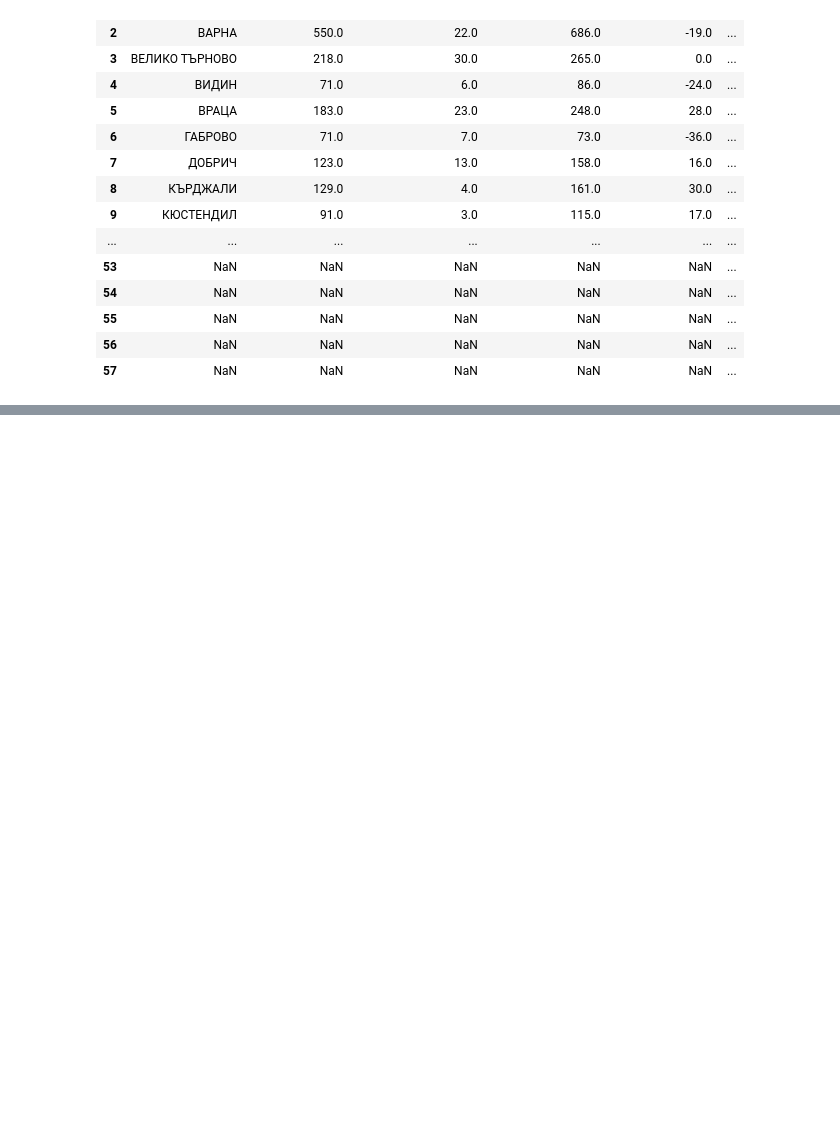
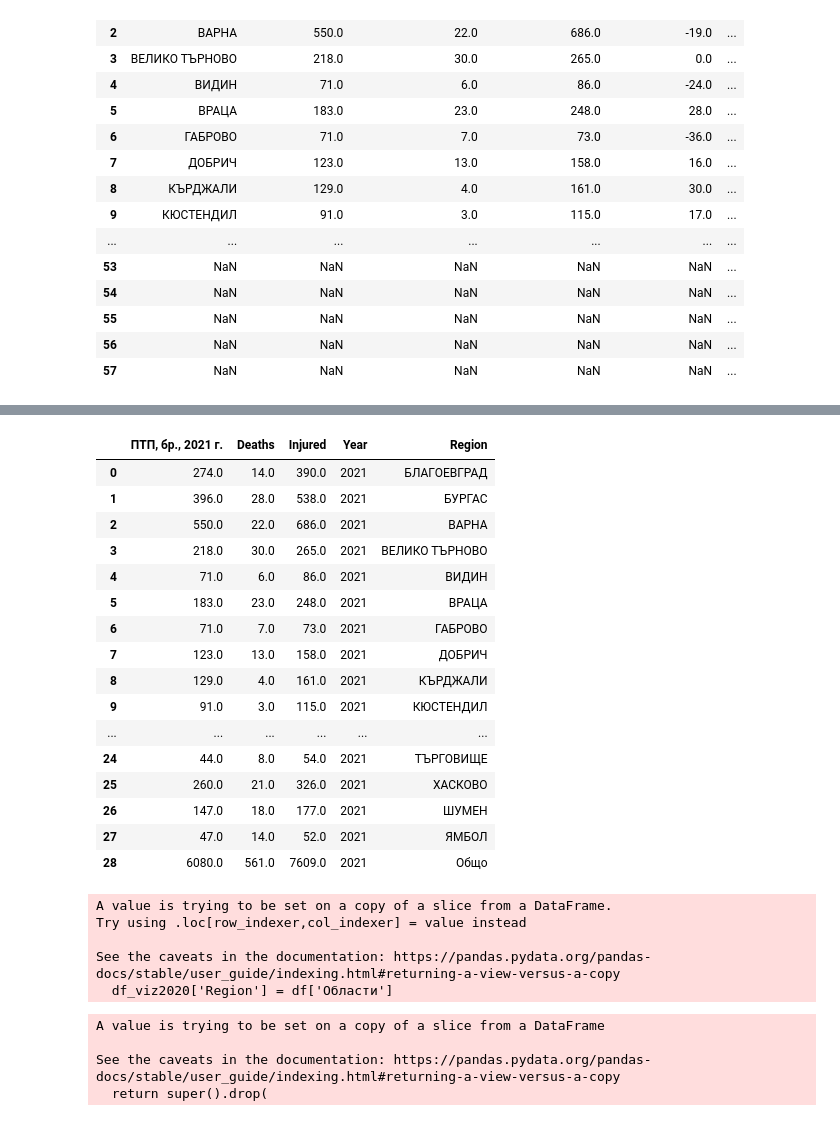
Before and after one commit to KamenDamov/Bulgaria-Accidents, a Jupyter notebook: EDA_and_hypotest.ipynb, the cells around one changed output, grey strips where cells are left out. Saved outputs shown, nothing was run; the diff lists cells and outputs as text; code cells hidden in the pictures; blank space fills up the shorter version.

```diff
--- a/EDA_and_hypotest.ipynb
+++ b/EDA_and_hypotest.ipynb
@@ -245,4 +252,8 @@ df_viz
 | 56 | NaN | NaN | NaN | NaN | NaN | ... |
 | 57 | NaN | NaN | NaN | NaN | NaN | ... |
 # %%
-df_viz2020 = df_viz[['ПТП, бр., 2020 г.', 'Загинали, бр., 2020 г.', 'Ранени, бр., 2020 г.']]
+df_viz2020 = df_viz[['ПТП, бр., 2020 г.', 'Загинали, бр., 2020 г.', 'Ранени, бр., 2020 г.','Year']]
+df_viz2021 = df_viz[['ПТП, бр., 2021 г.', 'Загинали, бр., 2021 г.', 'Ранени, бр., 2021 г.','Year']]
+# %%
+df_viz2020.dropna(inplace=True)
+df_viz2021.dropna(inplace=True)
@@ -248,0 +269,2 @@ df_viz2020 = df_viz[['ПТП, бр., 2020 г.', 'Загинали, бр., 2020
+# %%
+df_viz2021.rename(columns = {'Загинали, бр., 2021 г.':'Deaths', 'Ранени, бр., 2021 г.':'Injured'}, inplace=True)
@@ -248,0 +298,3 @@ df_viz2020 = df_viz[['ПТП, бр., 2020 г.', 'Загинали, бр., 2020
+# %%
+df_viz2021['Region'] = df['Области']
+df_viz2020['Region'] = df['Области']
@@ -248,0 +312,20 @@ df_viz2020 = df_viz[['ПТП, бр., 2020 г.', 'Загинали, бр., 2020
+# %%
+df_viz2021
+# %% [output]
+|  | ПТП, бр., 2021 г. | Deaths | Injured | Year | Region |
+| 0 | 274.0 | 14.0 | 390.0 | 2021 | БЛАГОЕВГРАД |
+| 1 | 396.0 | 28.0 | 538.0 | 2021 | БУРГАС |
+| 2 | 550.0 | 22.0 | 686.0 | 2021 | ВАРНА |
+| 3 | 218.0 | 30.0 | 265.0 | 2021 | ВЕЛИКО ТЪРНОВО |
+| 4 | 71.0 | 6.0 | 86.0 | 2021 | ВИДИН |
+| 5 | 183.0 | 23.0 | 248.0 | 2021 | ВРАЦА |
+| 6 | 71.0 | 7.0 | 73.0 | 2021 | ГАБРОВО |
+| 7 | 123.0 | 13.0 | 158.0 | 2021 | ДОБРИЧ |
+| 8 | 129.0 | 4.0 | 161.0 | 2021 | КЪРДЖАЛИ |
+| 9 | 91.0 | 3.0 | 115.0 | 2021 | КЮСТЕНДИЛ |
+| ... | ... | ... | ... | ... | ... |
+| 24 | 44.0 | 8.0 | 54.0 | 2021 | ТЪРГОВИЩЕ |
+| 25 | 260.0 | 21.0 | 326.0 | 2021 | ХАСКОВО |
+| 26 | 147.0 | 18.0 | 177.0 | 2021 | ШУМЕН |
+| 27 | 47.0 | 14.0 | 52.0 | 2021 | ЯМБОЛ |
+| 28 | 6080.0 | 561.0 | 7609.0 | 2021 | Общо |
@@ -248,0 +334,15 @@ df_viz2020 = df_viz[['ПТП, бр., 2020 г.', 'Загинали, бр., 2020
+# %%
+df_viz2020['Region'] = df['Области']
+# %% [output]
+A value is trying to be set on a copy of a slice from a DataFrame.
+Try using .loc[row_indexer,col_indexer] = value instead
+
+See the caveats in the documentation: https://pandas.pydata.org/pandas-docs/stable/user_guide/indexing.html#returning-a-view-versus-a-copy
+  df_viz2020['Region'] = df['Области']
+# %%
+df_viz2020.drop('index', axis=1, inplace=True)
+# %% [output]
+A value is trying to be set on a copy of a slice from a DataFrame
+
+See the caveats in the documentation: https://pandas.pydata.org/pandas-docs/stable/user_guide/indexing.html#returning-a-view-versus-a-copy
+  return super().drop(
```
Also changed, not shown: parts of 17 cells of this notebook.
